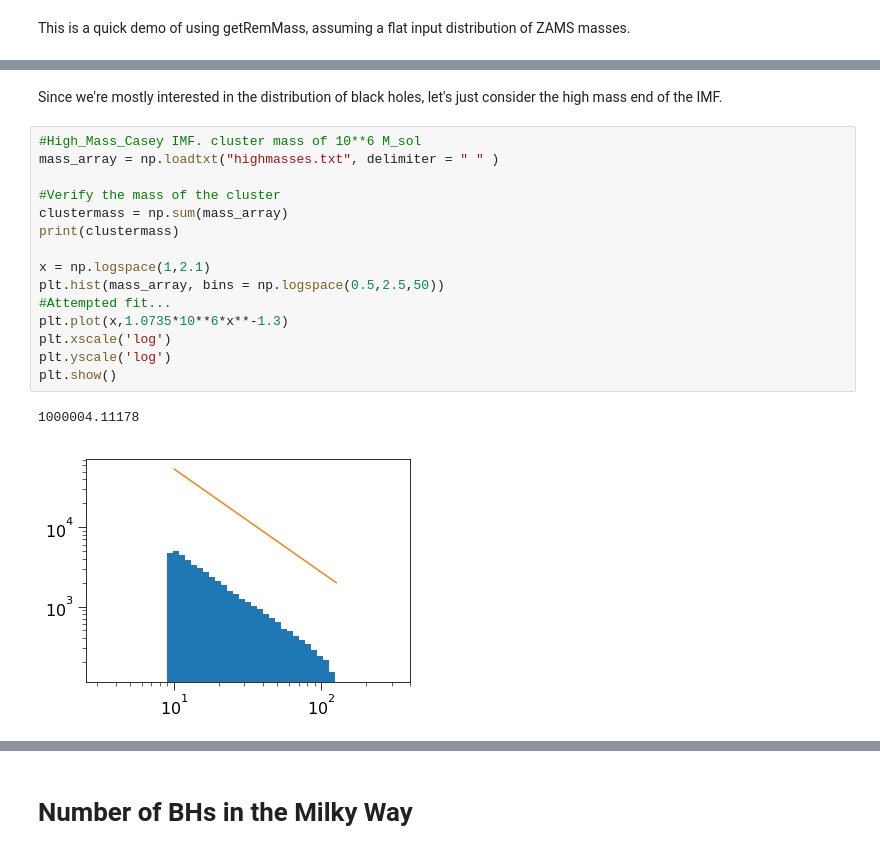
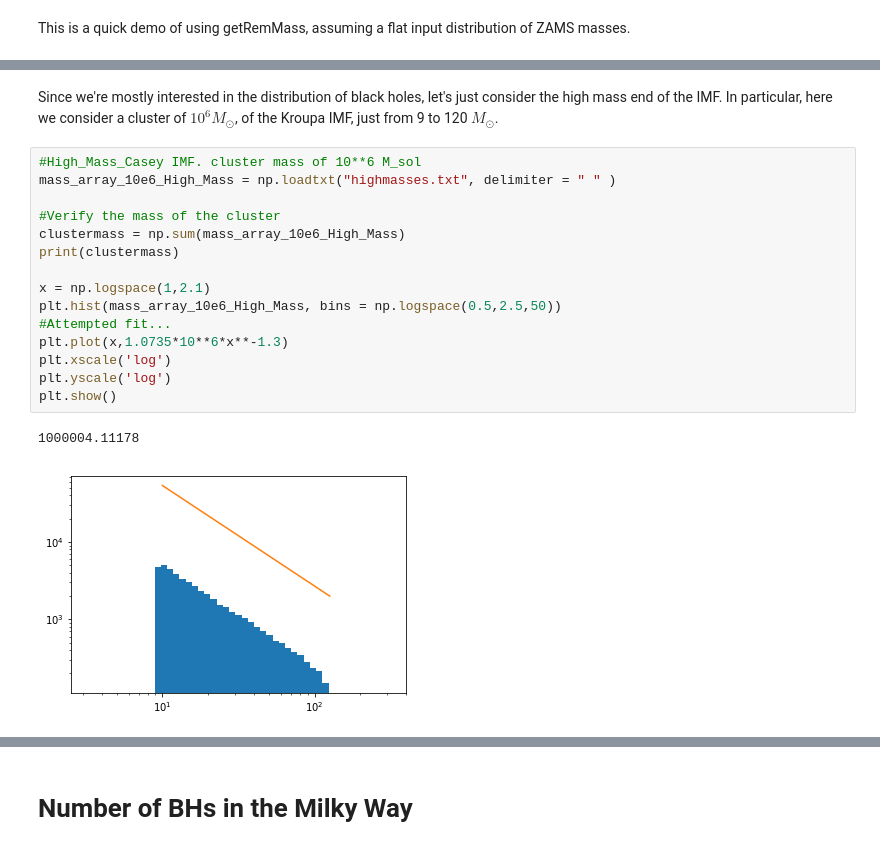
Before and after one commit to bluefatima/PandaRepo, a Jupyter notebook: How_Many_BHs.ipynb, the cells around one changed output, grey strips where cells are left out. Cells and saved outputs as stored; diff of their text form.

```diff
--- a/How_Many_BHs.ipynb
+++ b/How_Many_BHs.ipynb
@@ -248,20 +254,20 @@ NameError: name 'BHarray' is not defined
 # %% [markdown]
-Since we're mostly interested in the distribution of black holes, let's just consider the high mass end of the IMF.
+Since we're mostly interested in the distribution of black holes, let's just consider the high mass end of the IMF. In particular, here we consider a cluster of $10^6 M_\odot$, of the Kroupa IMF, just from 9 to 120 $M_\odot$.
 # %%
 #High_Mass_Casey IMF. cluster mass of 10**6 M_sol
-mass_array = np.loadtxt("highmasses.txt", delimiter = " " )
+mass_array_10e6_High_Mass = np.loadtxt("highmasses.txt", delimiter = " " )
 
 #Verify the mass of the cluster
-clustermass = np.sum(mass_array)
+clustermass = np.sum(mass_array_10e6_High_Mass)
 print(clustermass)
 
 x = np.logspace(1,2.1)
-plt.hist(mass_array, bins = np.logspace(0.5,2.5,50))
+plt.hist(mass_array_10e6_High_Mass, bins = np.logspace(0.5,2.5,50))
 #Attempted fit...
 plt.plot(x,1.0735*10**6*x**-1.3)
 plt.xscale('log')
 plt.yscale('log')
 plt.show()
 # %% [output]
 1000004.11178
-[figure, old version]
+[figure, new version]
```
Also changed, not shown: parts of 16 cells of this notebook.
